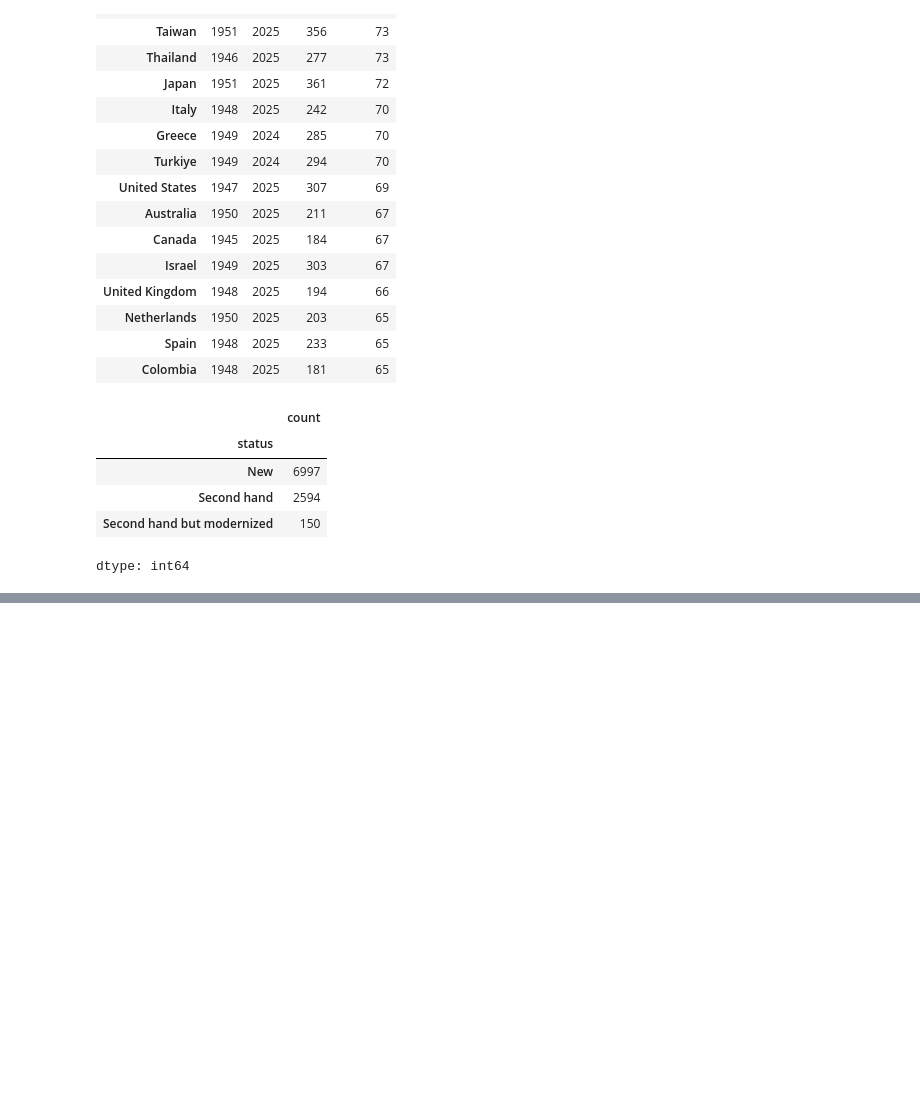
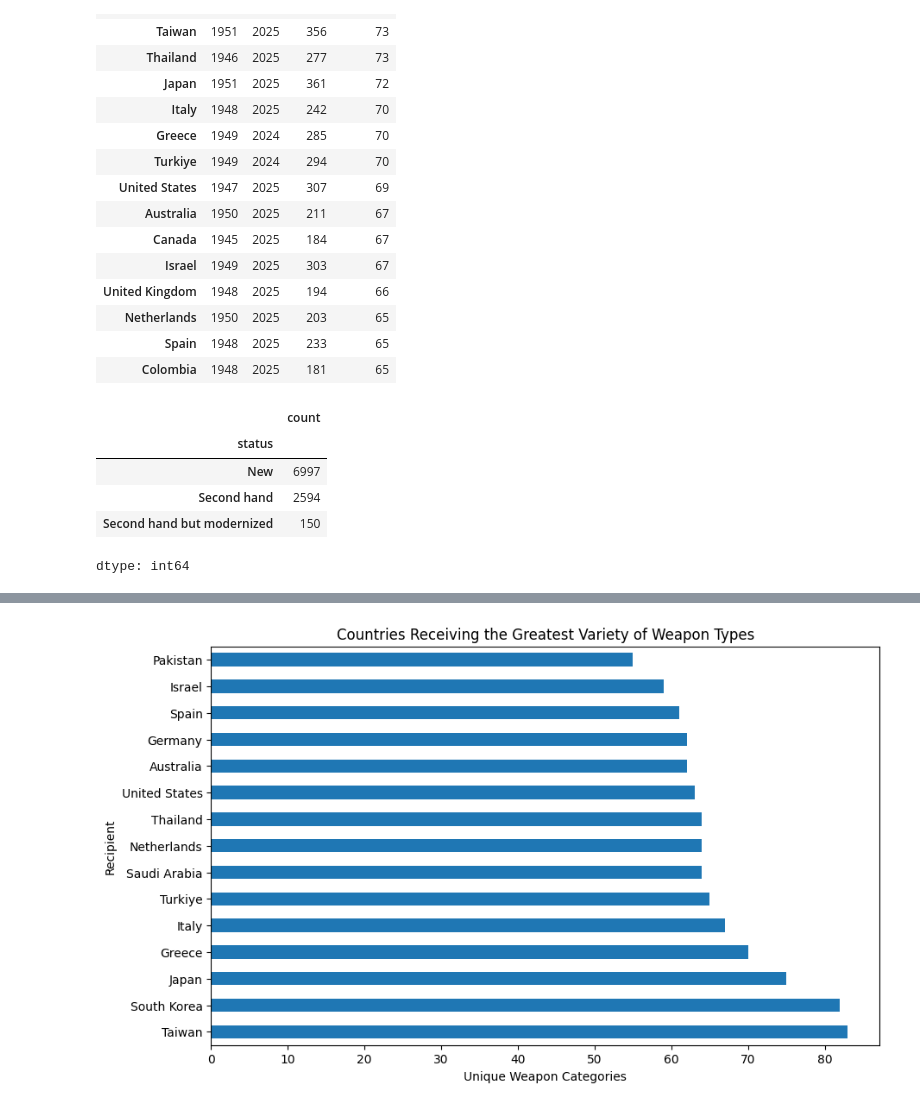
Before and after one commit to Requiessss/DATA-science-prj, a Jupyter notebook: Main_prj.ipynb, the cells around one changed output, grey strips where cells are left out. Cells and saved outputs as stored; diff of their text form; code cells hidden in the pictures; blank space fills up the shorter version.

```diff
--- a/Main_prj.ipynb
+++ b/Main_prj.ipynb
@@ -261,0 +296,16 @@ os.listdir()
+# %%
+weapon_diversity = (
+    arms_df.groupby("Recipient")["Weapon description"]
+    .nunique()
+    .sort_values(ascending=False)
+    .head(15)
+)
+
+weapon_diversity.plot(kind="barh", figsize=(10,6))
+
+plt.title("Countries Receiving the Greatest Variety of Weapon Types")
+
+plt.xlabel("Unique Weapon Categories")
+plt.show()
+# %% [output]
+[figure, added]
```
Also changed, not shown: parts of 9 cells of this notebook.
